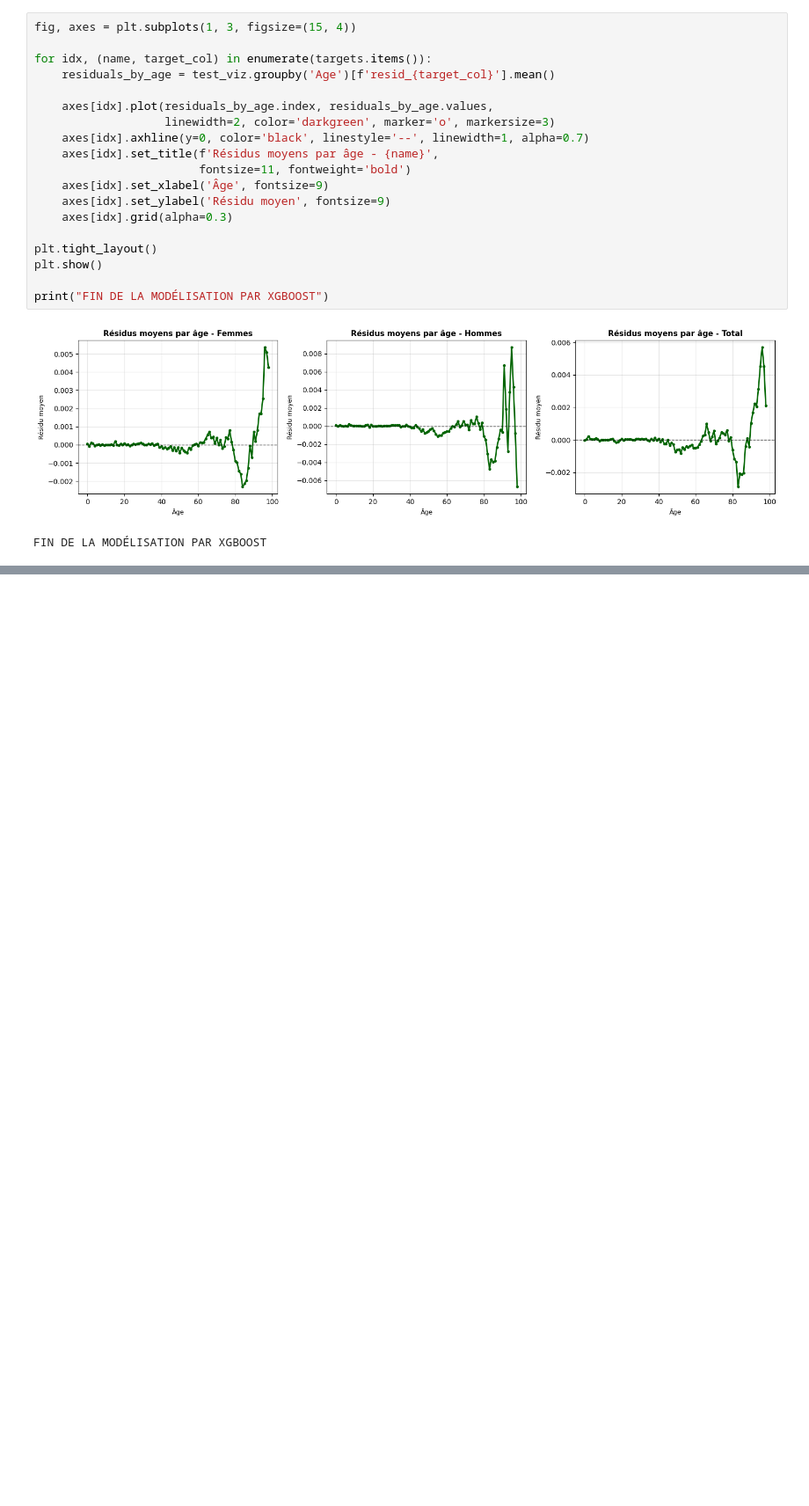
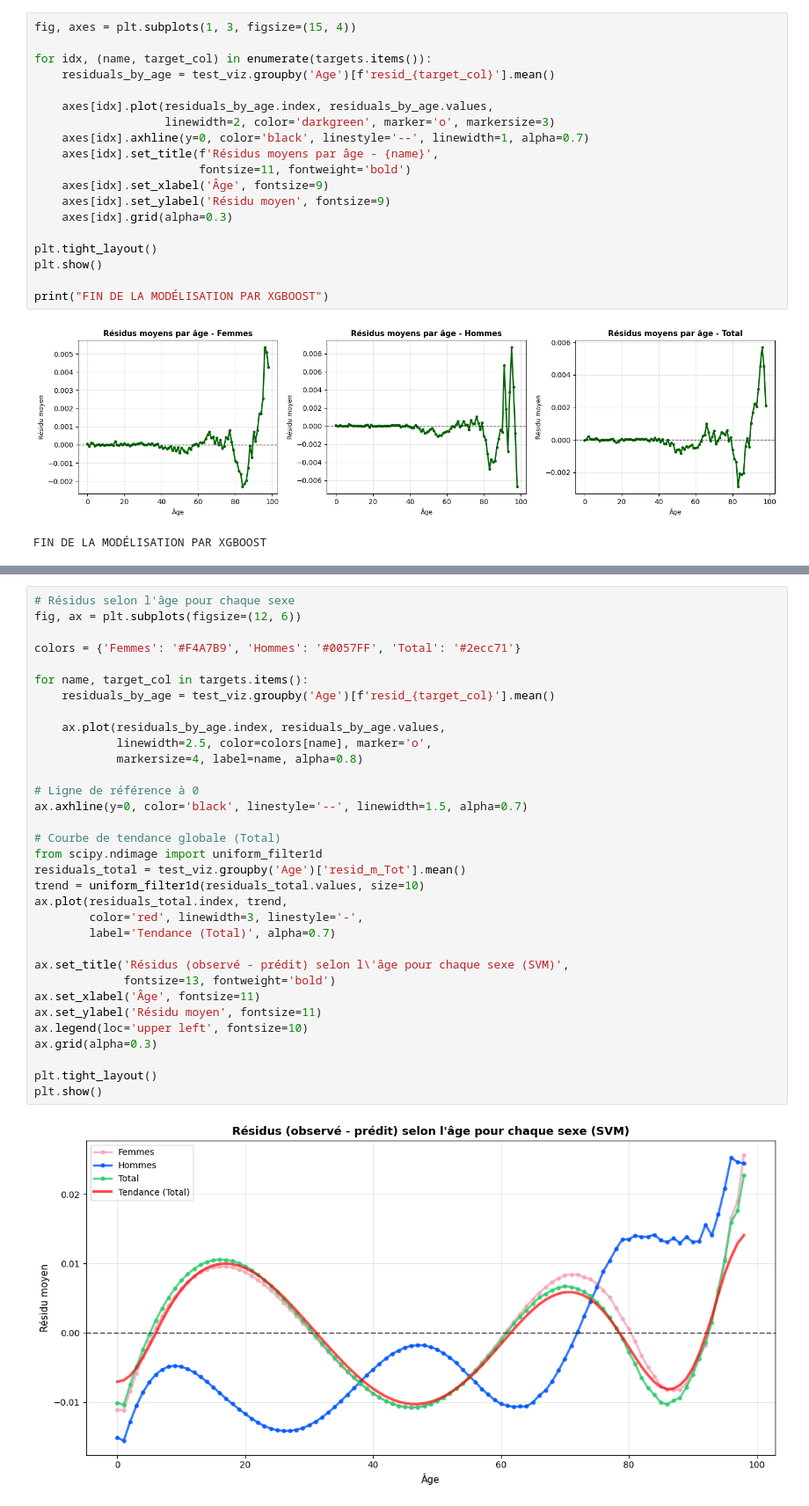
Before and after one commit to Salah10-source/Python-Project-Mortality, a Jupyter notebook: Python-Project/ML.ipynb, the cells around one changed output, grey strips where cells are left out. Shown at 88% size. Saved outputs shown, nothing was run; the diff lists cells and outputs as text; blank space fills up the shorter version.

```diff
--- a/Python-Project/ML.ipynb
+++ b/Python-Project/ML.ipynb
@@ -952,0 +1263,35 @@ FIN DE LA MODÉLISATION PAR XGBOOST
+# %%
+# Résidus selon l'âge pour chaque sexe
+fig, ax = plt.subplots(figsize=(12, 6))
+
+colors = {'Femmes': '#F4A7B9', 'Hommes': '#0057FF', 'Total': '#2ecc71'}
+
+for name, target_col in targets.items():
+    residuals_by_age = test_viz.groupby('Age')[f'resid_{target_col}'].mean()
+
+    ax.plot(residuals_by_age.index, residuals_by_age.values,
+            linewidth=2.5, color=colors[name], marker='o',
+            markersize=4, label=name, alpha=0.8)
+
+# Ligne de référence à 0
+ax.axhline(y=0, color='black', linestyle='--', linewidth=1.5, alpha=0.7)
+
+# Courbe de tendance globale (Total)
+from scipy.ndimage import uniform_filter1d
+residuals_total = test_viz.groupby('Age')['resid_m_Tot'].mean()
+trend = uniform_filter1d(residuals_total.values, size=10)
+ax.plot(residuals_total.index, trend,
+        color='red', linewidth=3, linestyle='-',
+        label='Tendance (Total)', alpha=0.7)
+
+ax.set_title('Résidus (observé - prédit) selon l\'âge pour chaque sexe (SVM)',
+             fontsize=13, fontweight='bold')
+ax.set_xlabel('Âge', fontsize=11)
+ax.set_ylabel('Résidu moyen', fontsize=11)
+ax.legend(loc='upper left', fontsize=10)
+ax.grid(alpha=0.3)
+
+plt.tight_layout()
+plt.show()
+# %% [output]
+[figure, added]
```
Also changed, not shown: parts of 13 cells of this notebook.
